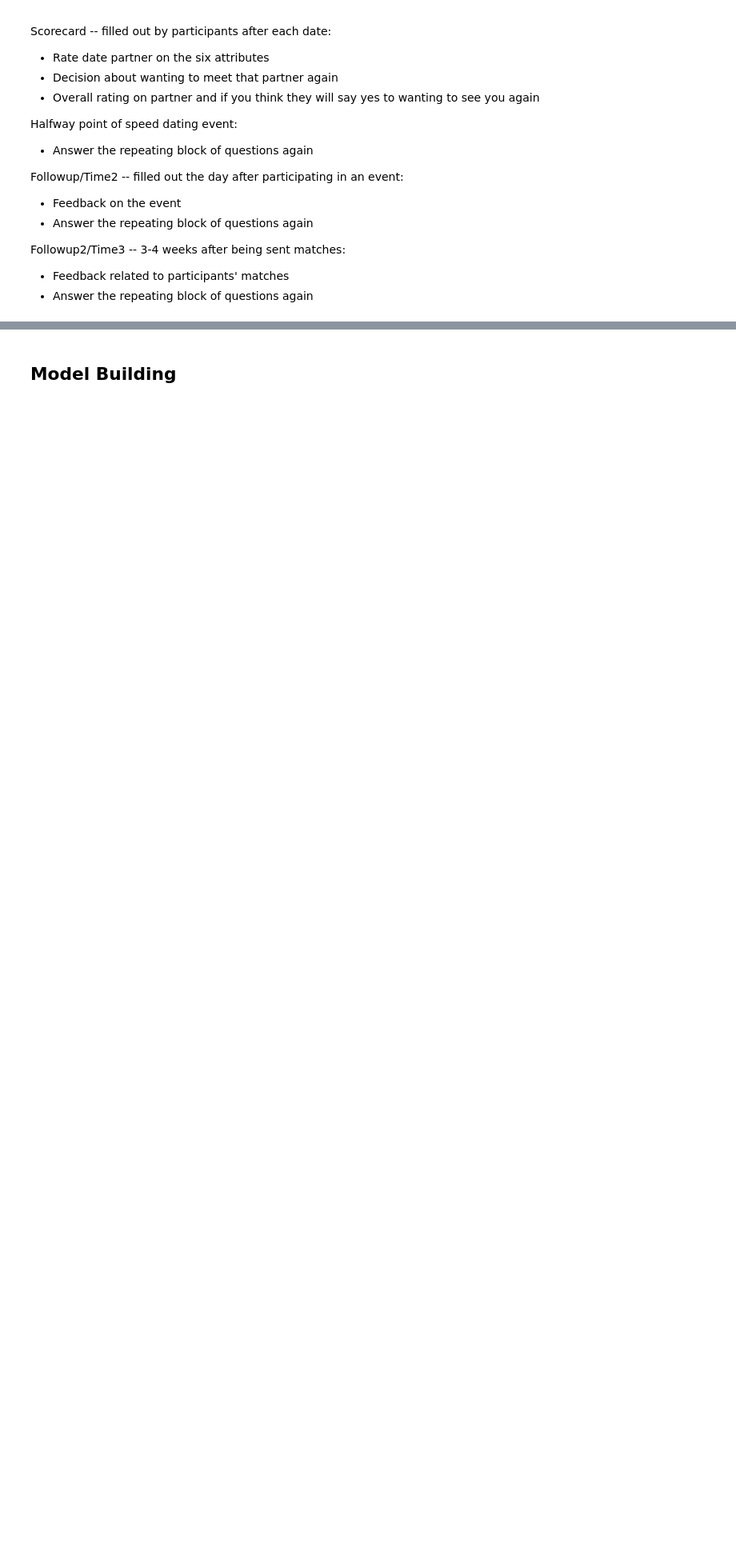
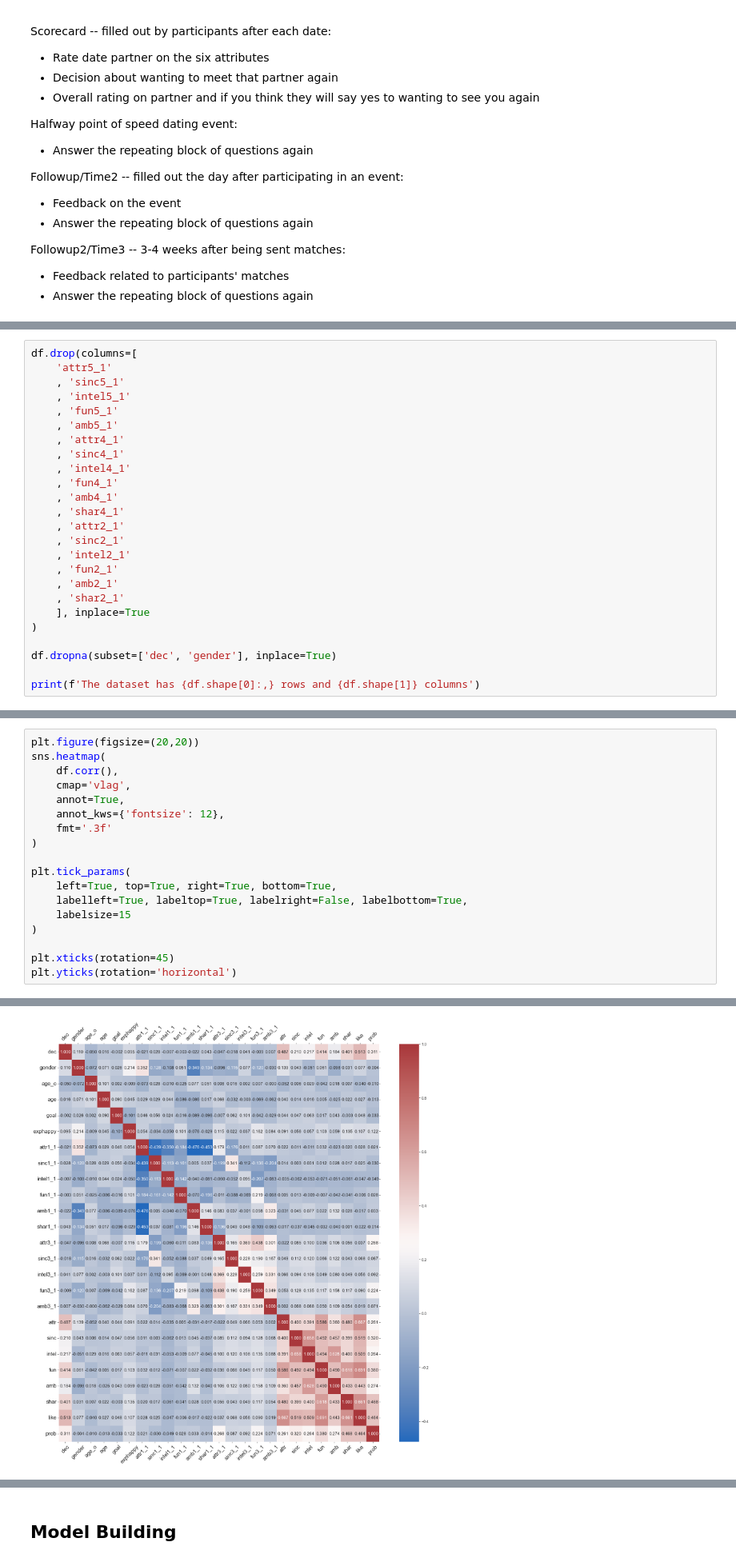
Before and after one commit to jhleakakos/msds-supervised-learning-final, a Jupyter notebook: speedy_dates.ipynb, the cells around one changed output, grey strips where cells are left out. Shown at 80% size. Cells and saved outputs as stored; diff of their text form; blank space fills up the shorter version.

Commit message:
finish preprocessing and eda with dataset ready for model exploration

```diff
--- a/speedy_dates.ipynb
+++ b/speedy_dates.ipynb
@@ -293,0 +393,25 @@ df.head()
+# %%
+df.drop(columns=[
+    'attr5_1'
+    , 'sinc5_1'
+    , 'intel5_1'
+    , 'fun5_1'
+    , 'amb5_1'
+    , 'attr4_1'
+    , 'sinc4_1'
+    , 'intel4_1'
+    , 'fun4_1'
+    , 'amb4_1'
+    , 'shar4_1'
+    , 'attr2_1'
+    , 'sinc2_1'
+    , 'intel2_1'
+    , 'fun2_1'
+    , 'amb2_1'
+    , 'shar2_1'
+    ], inplace=True
+)
+
+df.dropna(subset=['dec', 'gender'], inplace=True)
+
+print(f'The dataset has {df.shape[0]:,} rows and {df.shape[1]} columns')
@@ -293,0 +426,19 @@ df.head()
+# %%
+plt.figure(figsize=(20,20))
+sns.heatmap(
+    df.corr(),
+    cmap='vlag',
+    annot=True,
+    annot_kws={'fontsize': 12},
+    fmt='.3f'
+)
+
+plt.tick_params(
+    left=True, top=True, right=True, bottom=True,
+    labelleft=True, labeltop=True, labelright=False, labelbottom=True,
+    labelsize=15
+)
+
+plt.xticks(rotation=45)
+plt.yticks(rotation='horizontal')
+# %% [output]
@@ -293,0 +462 @@ df.head()
+[figure, added]
```
Also changed, not shown: parts of 32 cells of this notebook, 1 other file.
